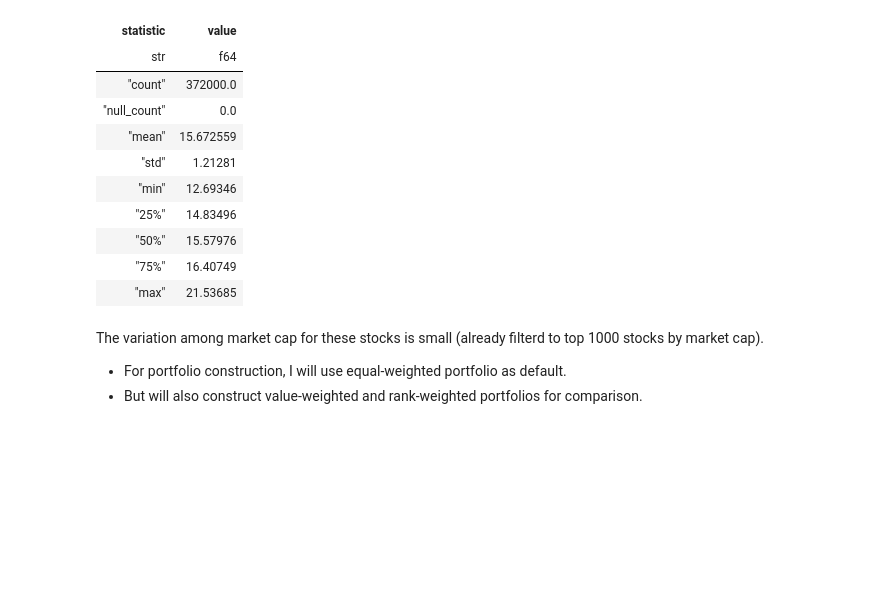
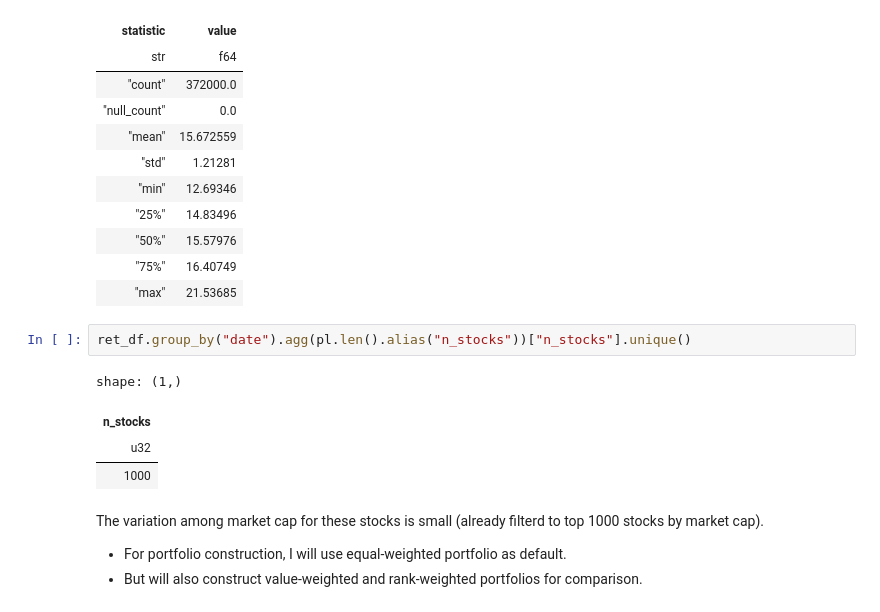
Before and after one commit to shujing-H/2026_behavioral_finance_hw, a Jupyter notebook: hw1/code/hw1.ipynb, the cells around one changed output. Drawn from its saved outputs; the diff is of its cells as text; blank space fills up the shorter version.

```diff
--- a/hw1/code/hw1.ipynb
+++ b/hw1/code/hw1.ipynb
@@ -49,6 +49,13 @@ shape: (9, 2)
 | "50%" | 15.57976 |
 | "75%" | 16.40749 |
 | "max" | 21.53685 |
+# %%
+ret_df.group_by("date").agg(pl.len().alias("n_stocks"))["n_stocks"].unique()
+# %% [output]
+shape: (1,)
+| n_stocks |
+| u32 |
+| 1000 |
 # %% [markdown]
 The variation among market cap for these stocks is small (already filterd to top 1000 stocks by market cap).
 - For portfolio construction, I will use equal-weighted portfolio as default.
```
Also changed, not shown: parts of 3 cells of this notebook.
